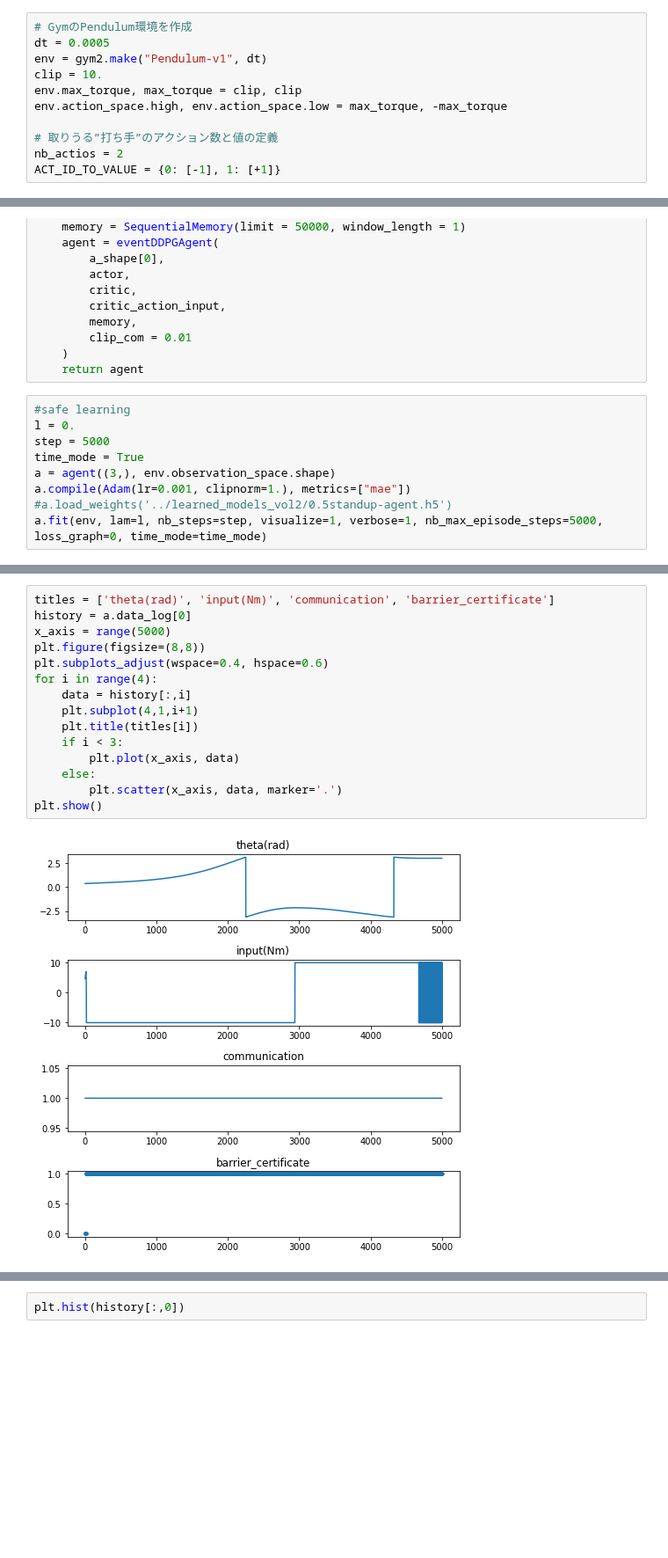
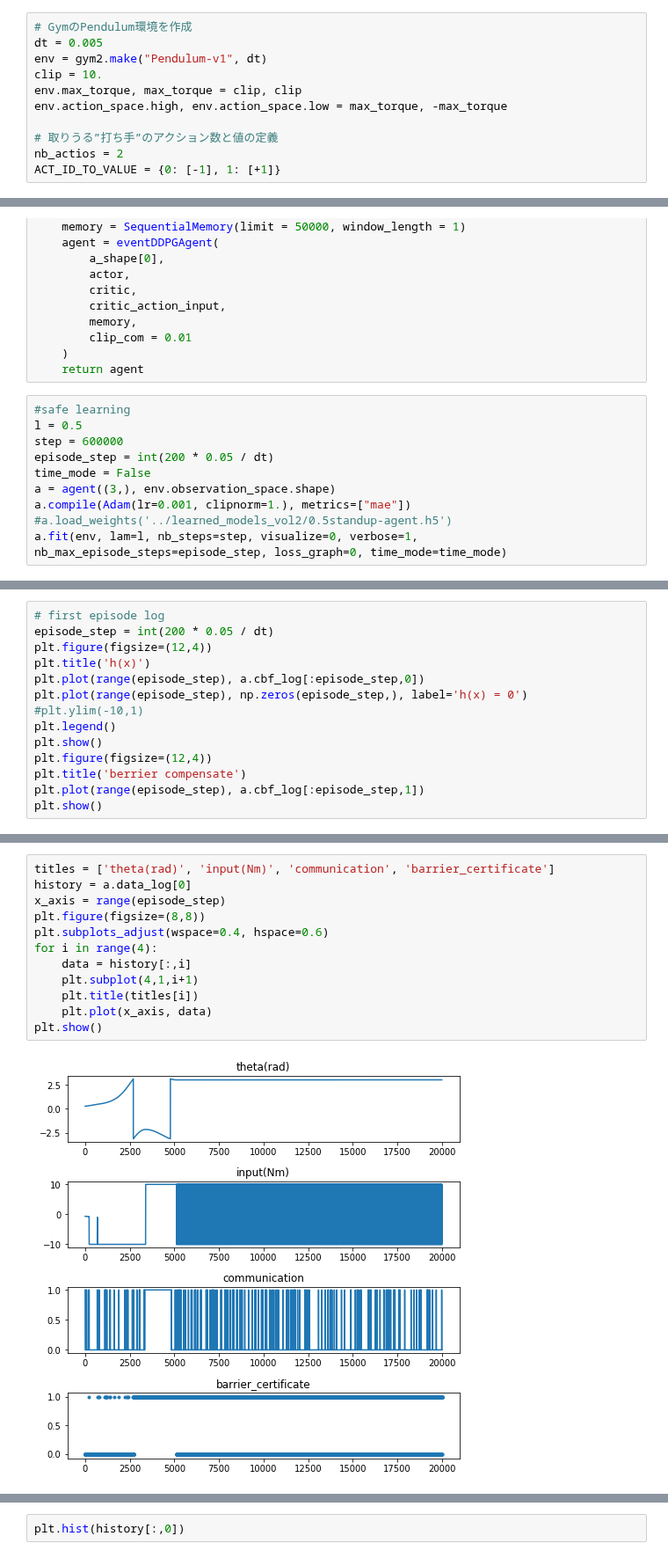
Before and after one commit to ibuki1024/eventDDPG, a Jupyter notebook: notebook/event_trigger_safe.ipynb, the cells around one changed output, grey strips where cells are left out. Shown at 88% size. Cells and saved outputs as stored; diff of their text form; blank space fills up the shorter version.

```diff
--- a/notebook/event_trigger_safe.ipynb
+++ b/notebook/event_trigger_safe.ipynb
@@ -18,7 +18,7 @@ from rl2.memory import SequentialMemory
 Using TensorFlow backend.
 # %%
 # GymのPendulum環境を作成
-dt = 0.0005
+dt = 0.005
 env = gym2.make("Pendulum-v1", dt)
 clip = 10.
 env.max_torque, max_torque = clip, clip
@@ -63,11 +63,12 @@ def agent(a_shape, s_shape):
     return agent
 # %%
 #safe learning
-l = 0.
-step = 5000
-time_mode = True
+l = 0.5
+step = 600000
+episode_step = int(200 * 0.05 / dt)
+time_mode = False
 a = agent((3,), env.observation_space.shape)
 a.compile(Adam(lr=0.001, clipnorm=1.), metrics=["mae"])
 #a.load_weights('../learned_models_vol2/0.5standup-agent.h5')
-a.fit(env, lam=l, nb_steps=step, visualize=1, verbose=1, nb_max_episode_steps=5000, loss_graph=0, time_mode=time_mode)
+a.fit(env, lam=l, nb_steps=step, visualize=0, verbose=1, nb_max_episode_steps=episode_step, loss_graph=0, time_mode=time_mode)
 # %% [output]
@@ -76 +92,15 @@ Interval 1 (0 steps performed)
 <keras.callbacks.History at 0x...>
+# %%
+# first episode log
+episode_step = int(200 * 0.05 / dt)
+plt.figure(figsize=(12,4))
+plt.title('h(x)')
+plt.plot(range(episode_step), a.cbf_log[:episode_step,0])
+plt.plot(range(episode_step), np.zeros(episode_step,), label='h(x) = 0')
+#plt.ylim(-10,1)
+plt.legend()
+plt.show()
+plt.figure(figsize=(12,4))
+plt.title('berrier compensate')
+plt.plot(range(episode_step), a.cbf_log[:episode_step,1])
+plt.show()
@@ -97,17 +150,14 @@ Episode 1: reward: -27753.563, steps: 5000
 # %%
 titles = ['theta(rad)', 'input(Nm)', 'communication', 'barrier_certificate']
 history = a.data_log[0]
-x_axis = range(5000)
+x_axis = range(episode_step)
 plt.figure(figsize=(8,8))
 plt.subplots_adjust(wspace=0.4, hspace=0.6)
 for i in range(4):
     data = history[:,i]
     plt.subplot(4,1,i+1)
     plt.title(titles[i])
-    if i < 3:
-        plt.plot(x_axis, data)
-    else:
-        plt.scatter(x_axis, data, marker='.')
+    plt.plot(x_axis, data)
 plt.show()
 # %% [output]
-[figure, old version]
+[figure, new version]
```
Also changed, not shown: parts of 9 cells of this notebook, 1 other file.
